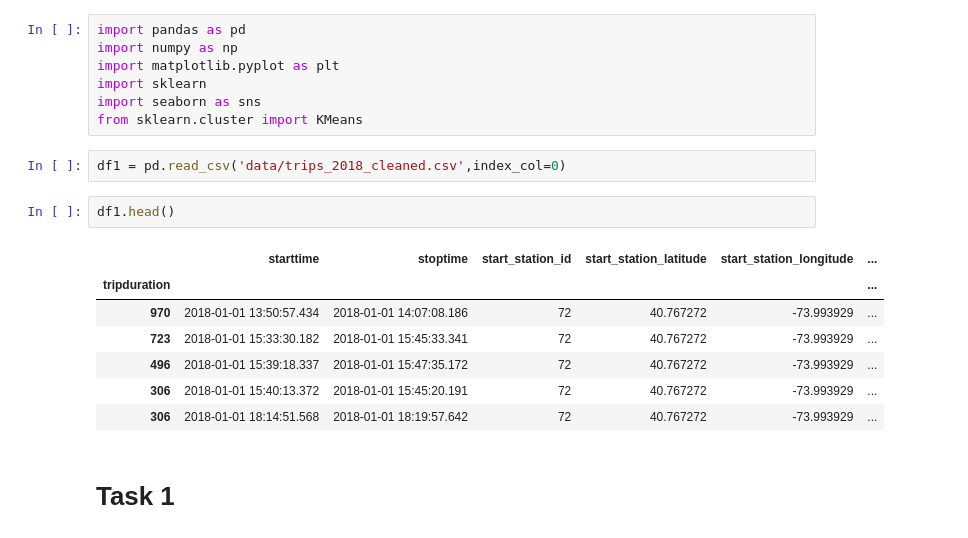
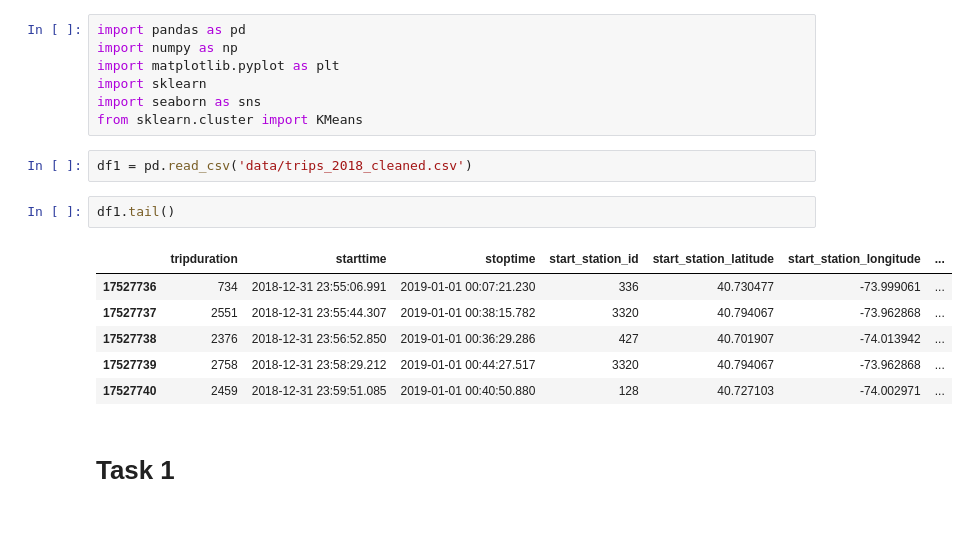
Before and after one commit to jsp566/Intro-to-Business-Analytics-project, a Jupyter notebook: Prediction_Challenge.ipynb, the cells around one changed output. Saved outputs shown, nothing was run; the diff lists cells and outputs as text.

```diff
--- a/Prediction_Challenge.ipynb
+++ b/Prediction_Challenge.ipynb
@@ -6,17 +6,16 @@ import sklearn
 import seaborn as sns
 from sklearn.cluster import KMeans
 # %%
-df1 = pd.read_csv('data/trips_2018_cleaned.csv',index_col=0)
+df1 = pd.read_csv('data/trips_2018_cleaned.csv')
 # %%
-df1.head()
+df1.tail()
 # %% [output]
-|  | starttime | stoptime | start_station_id | start_station_latitude | start_station_longitude | ... |
-| tripduration |  |  |  |  |  | ... |
-| 970 | 2018-01-01 13:50:57.434 | 2018-01-01 14:07:08.186 | 72 | 40.767272 | -73.993929 | ... |
-| 723 | 2018-01-01 15:33:30.182 | 2018-01-01 15:45:33.341 | 72 | 40.767272 | -73.993929 | ... |
-| 496 | 2018-01-01 15:39:18.337 | 2018-01-01 15:47:35.172 | 72 | 40.767272 | -73.993929 | ... |
-| 306 | 2018-01-01 15:40:13.372 | 2018-01-01 15:45:20.191 | 72 | 40.767272 | -73.993929 | ... |
-| 306 | 2018-01-01 18:14:51.568 | 2018-01-01 18:19:57.642 | 72 | 40.767272 | -73.993929 | ... |
+|  | tripduration | starttime | stoptime | start_station_id | start_station_latitude | start_station_longitude | ... |
+| 17527736 | 734 | 2018-12-31 23:55:06.991 | 2019-01-01 00:07:21.230 | 336 | 40.730477 | -73.999061 | ... |
+| 17527737 | 2551 | 2018-12-31 23:55:44.307 | 2019-01-01 00:38:15.782 | 3320 | 40.794067 | -73.962868 | ... |
+| 17527738 | 2376 | 2018-12-31 23:56:52.850 | 2019-01-01 00:36:29.286 | 427 | 40.701907 | -74.013942 | ... |
+| 17527739 | 2758 | 2018-12-31 23:58:29.212 | 2019-01-01 00:44:27.517 | 3320 | 40.794067 | -73.962868 | ... |
+| 17527740 | 2459 | 2018-12-31 23:59:51.085 | 2019-01-01 00:40:50.880 | 128 | 40.727103 | -74.002971 | ... |
 # %% [markdown]
 # Task 1
 # %%
```
Also changed, not shown: parts of 13 cells of this notebook, 1 other file.
